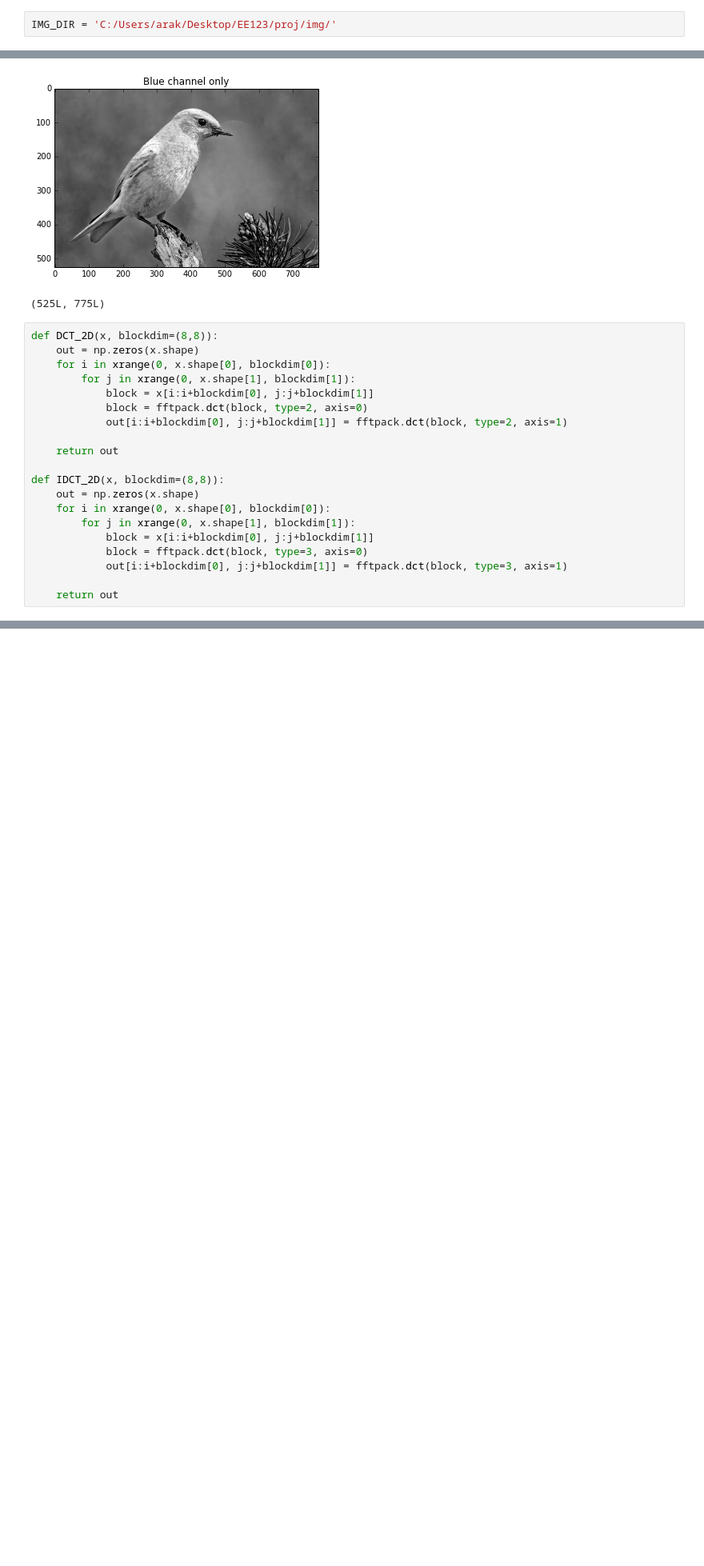
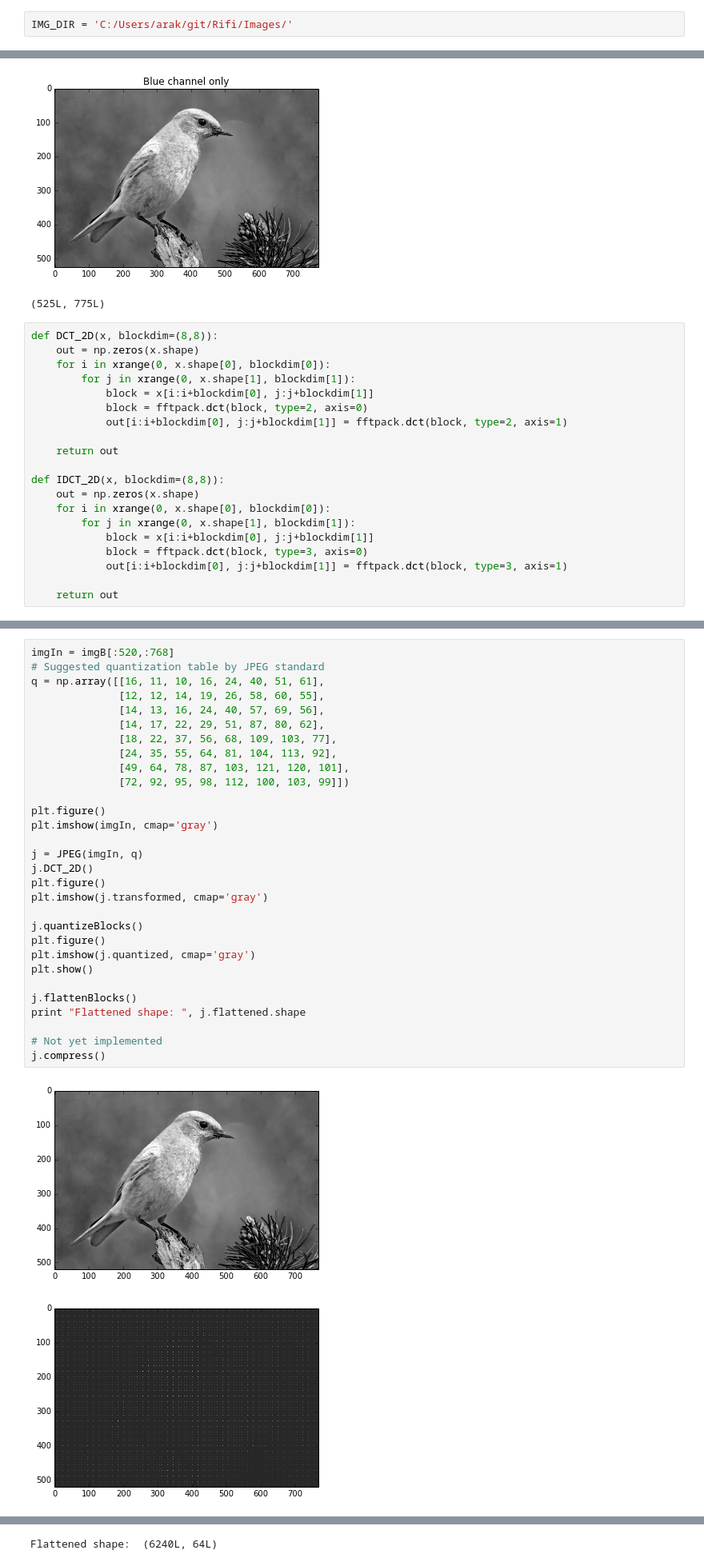
Before and after one commit to yizow/RiFi, a Jupyter notebook: imagetest.ipynb, the cells around one changed output, grey strips where cells are left out. Shown at 80% size. Drawn from its saved outputs; the diff is of its cells as text; blank space fills up the shorter version.

```diff
--- a/imagetest.ipynb
+++ b/imagetest.ipynb
@@ -8,7 +8,7 @@ import matplotlib.pyplot as plt
 
 %matplotlib inline
 # %%
-IMG_DIR = 'C:/Users/arak/Desktop/EE123/proj/img/'
+IMG_DIR = 'C:/Users/arak/git/Rifi/Images/'
 # %%
 img = ndimage.imread(IMG_DIR+'bird.jpg')
 plt.imshow(img)
@@ -91,0 +236,33 @@ plt.show()
+# %%
+imgIn = imgB[:520,:768]
+# Suggested quantization table by JPEG standard
+q = np.array([[16, 11, 10, 16, 24, 40, 51, 61],
+              [12, 12, 14, 19, 26, 58, 60, 55],
+              [14, 13, 16, 24, 40, 57, 69, 56],
+              [14, 17, 22, 29, 51, 87, 80, 62],
+              [18, 22, 37, 56, 68, 109, 103, 77],
+              [24, 35, 55, 64, 81, 104, 113, 92],
+              [49, 64, 78, 87, 103, 121, 120, 101],
+              [72, 92, 95, 98, 112, 100, 103, 99]])
+
+plt.figure()
+plt.imshow(imgIn, cmap='gray')
+
+j = JPEG(imgIn, q)
+j.DCT_2D()
+plt.figure()
+plt.imshow(j.transformed, cmap='gray')
+
+j.quantizeBlocks()
+plt.figure()
+plt.imshow(j.quantized, cmap='gray')
+plt.show()
+
+j.flattenBlocks()
+print "Flattened shape: ", j.flattened.shape
+
+# Not yet implemented
+j.compress()
+# %% [output]
+[figure, added]
+[figure, added]
@@ -91,0 +270 @@ plt.show()
+Flattened shape:  (6240L, 64L)
```
Also changed, not shown: parts of 6 cells of this notebook.
